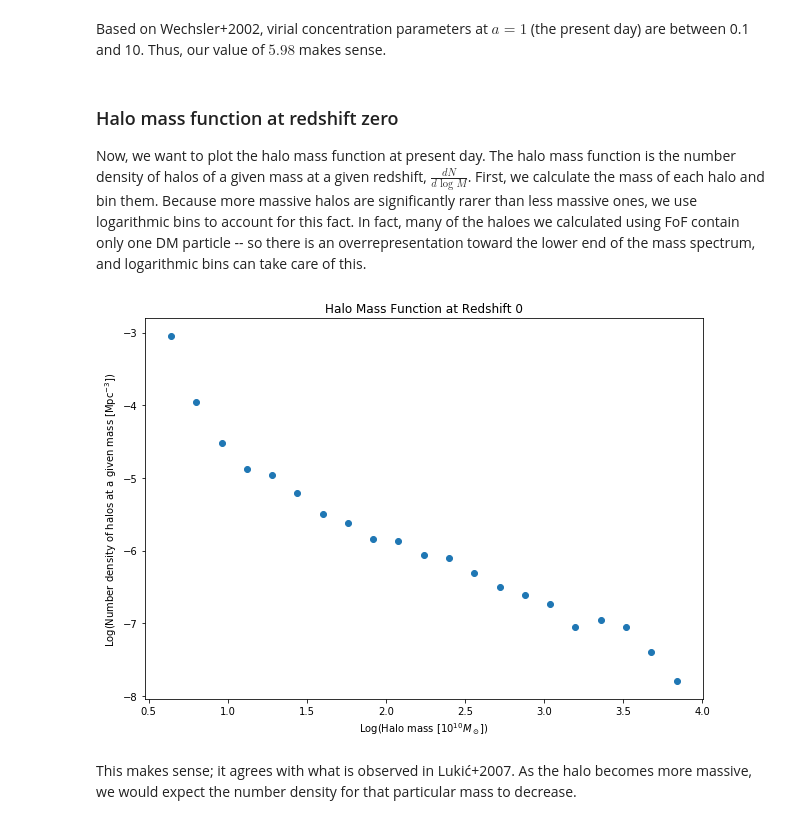
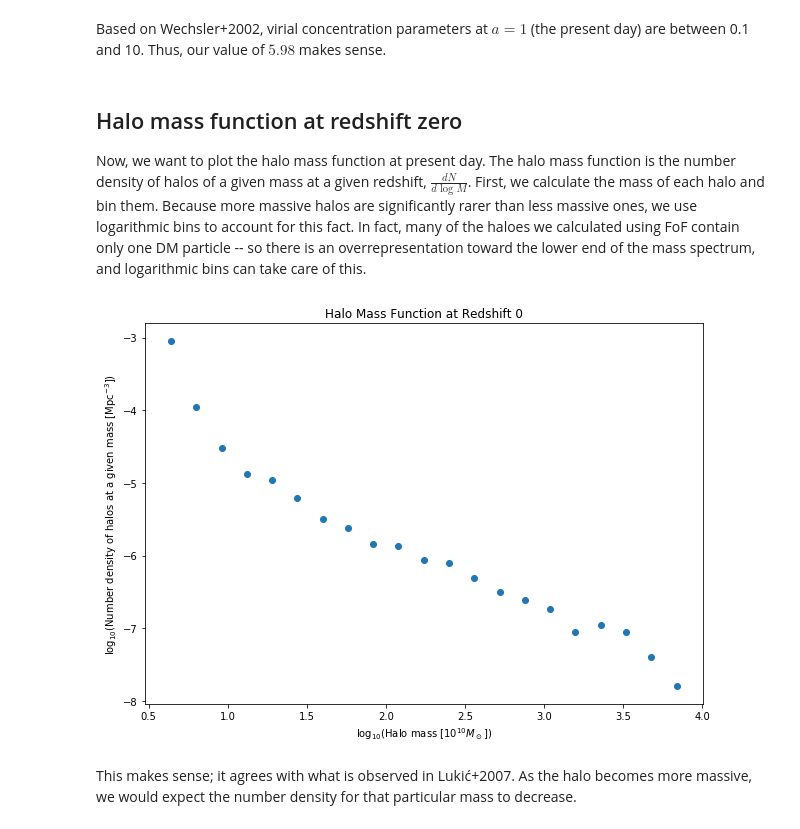
Before and after one commit to EthanMarx/astro_numerical_project, a Jupyter notebook: analysis.ipynb, the cells around one changed output. Drawn from its saved outputs; the diff is of its cells as text; code cells hidden in the pictures.

```diff
--- a/analysis.ipynb
+++ b/analysis.ipynb
@@ -250,23 +251,23 @@ The DM Halo concentration is 5.98.
 # %% [markdown]
 Based on Wechsler+2002, virial concentration parameters at $a = 1$ (the present day) are between 0.1 and 10. Thus, our value of $\boxed{5.98}$ makes sense.
 # %% [markdown]
-### Halo mass function at redshift zero
+## Halo mass function at redshift zero
 Now, we want to plot the halo mass function at present day. The halo mass function is the number density of halos of a given mass at a given redshift, $\frac{dN}{d\log{M}}$. First, we calculate the mass of each halo and bin them. Because more massive halos are significantly rarer than less massive ones, we use logarithmic bins to account for this fact. In fact, many of the haloes we calculated using FoF contain only one DM particle -- so there is an overrepresentation toward the lower end of the mass spectrum, and logarithmic bins can take care of this.
 # %%
 mass_of_halos = np.fromiter(sizes.values(), dtype=float)*mass[0]
 mass_bins = np.logspace(np.log10(min(mass_of_halos)), np.log10(max(mass_of_halos)), num=22)
 mass_cts, _ = np.histogram(mass_of_halos, bins=mass_bins)
 mass_pts = np.array([(mass_bins[i] + mass_bins[i+1])/2 for i in range(len(mass_bins)-1)])
 volume_kpc3 = boxsize**3
 volume_mpc3 = (boxsize * 10e-3)**3
 
 plt.figure(figsize=(10, 7))
 plt.scatter(np.log10(mass_pts), np.log10(mass_cts/volume_mpc3))
 plt.title("Halo Mass Function at Redshift 0")
-plt.xlabel("Log(Halo mass [$10^{10} M_\odot$])");
-plt.ylabel("Log(Number density of halos at a given mass [Mpc$^{-3}$])");
+plt.xlabel("log$_{10}$(Halo mass [$10^{10} M_\odot$])");
+plt.ylabel("log$_{10}$(Number density of halos at a given mass [Mpc$^{-3}$])");
 # %% [output]
-[figure, old version]
+[figure, new version]
 # %% [markdown]
 This makes sense; it agrees with what is observed in Lukić+2007. As the halo becomes more massive, we would expect the number density for that particular mass to decrease.
 # %% [markdown]
```
Also changed, not shown: parts of 2 cells of this notebook, 1 other file.
